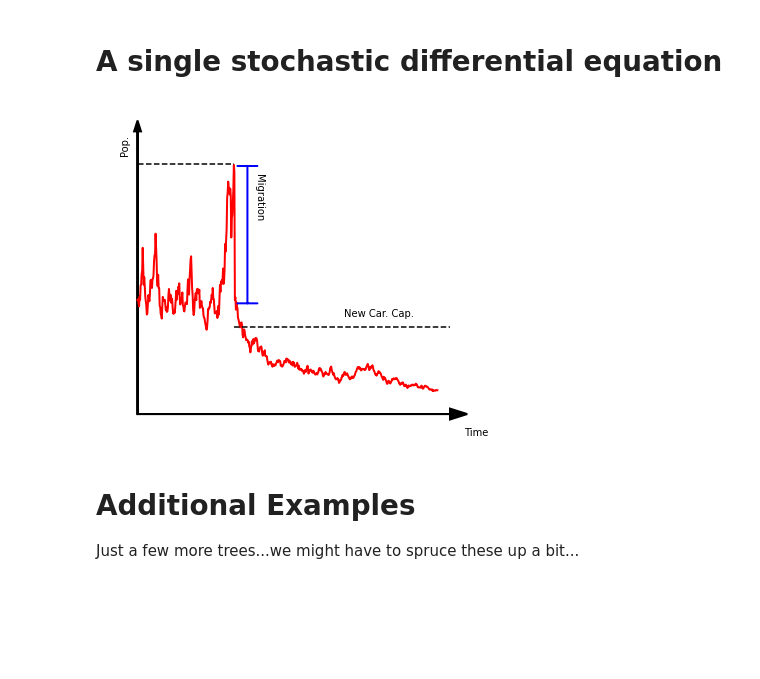
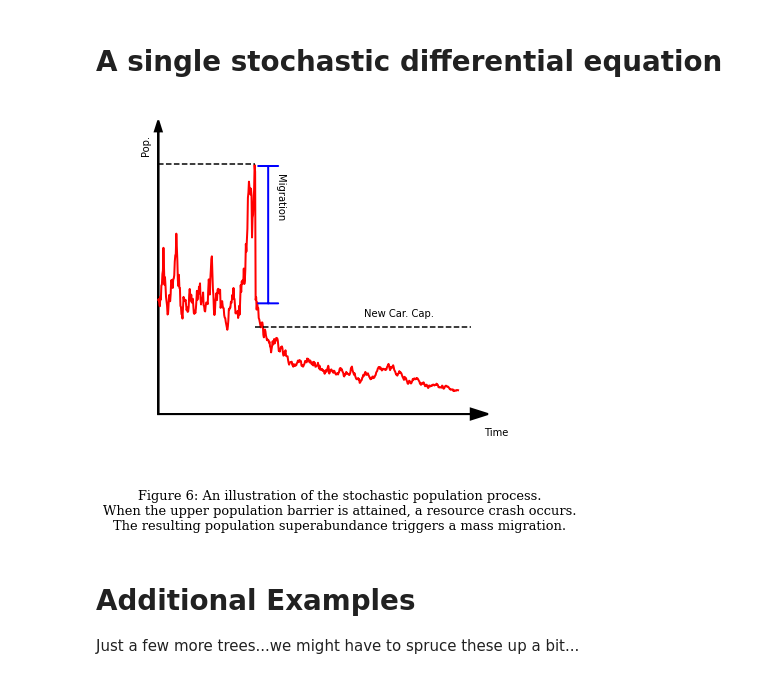
Before and after one commit to mbaker21231/AgeArea, a Jupyter notebook: ArticleGraph.ipynb, the cells around one changed output. Drawn from its saved outputs; the diff is of its cells as text; code cells hidden in the pictures; blank space fills up the shorter version.

```diff
--- a/ArticleGraph.ipynb
+++ b/ArticleGraph.ipynb
@@ -49,9 +49,9 @@ l26 = ax2.plot([4.6, 10], [7, 4], color=c, linewidth=3)
 l27 = ax2.plot([2.8, 10], [6, 2], color=c, linewidth=3)
 
 if captions:
-    cap = fig.suptitle("Figure 1: A balanced (left) and unbalanced phylogenetic tree",
+    cap = fig.suptitle("Figure 1: Balanced (left) and unbalanced phylogenetic trees",
                        fontsize = 13, fontname='serif', y=0)
-    plt.savefig('Figure1.eps')
+    fig.savefig('Figure1.png', bbox_inches='tight', bbox_extra_artists=[cap])
 else:
-    plt.savefig('bal_vs_unbal.eps')
+    fig.savefig('bal_vs_unbal.eps')
 # %% [output]
@@ -242,15 +242,14 @@ myfig.suptitle('Two Hypothetical Migratory Routes', fontsize=16)
 mypic.set_title('A is point of origin')
 mypic2.set_title('C is point of origin')
 
-longtitle = 'Figure 3: Potential migratory routes among a language stock consisting of five groups \n'
-longtitle = longtitle + 'consistent with the phylogenetic tree in figure 2. A single migratory process \n'
-longtitle = longtitle + 'starting at A is depicted on the left, while three different processes starting from \n'
-longtitle = longtitle + 'C are shown on the right.'
+longtitle = 'Figure 3: Potential migratory routes consistent with the phylogenetic tree in figure 2.\n'
+longtitle = longtitle + 'A single migratory process starting at A is depicted on the left, while three\n'
+longtitle = longtitle + 'different processes starting from C are shown on the right.'
 
 if captions:
     cap = myfig.suptitle(longtitle,
                        fontsize = 13, fontname='serif', y=0)
-    myfig.savefig('Figure3.eps', bbox_inches='tight')
+    myfig.savefig('Figure3.png', bbox_inches='tight', bbox_extra_artists=[cap])
 else:
     myfig.savefig('hypothetical_routes.eps', bbox_inches='tight')
 # %% [output]
@@ -792,8 +771,16 @@ for i in range(0,len(xcs)-1):
 for i in range(0,len(xcs)-1):
     ax7.arrow(zx[i], zy[i], dx[i], dy[i], fc="k", ec="k", head_width=.25, head_length=.25)
 
+longtitle = 'Figure 7: An illustration of the formation of a phylogenetic tree and its underlying\n'
+longtitle = longtitle + 'geography. The left-hand side shows times at which the upper population barrier is reached,\n'
+longtitle = longtitle + 'prompting a segment of the population to leave.\n'
+
+if captions:
+    cap = fig.suptitle(longtitle,
+                       fontsize = 13, fontname='serif', y=0)
+    plt.savefig('Figure7.png', bbox_inches='tight', bbox_extra_artists=[cap])
+
 fig.savefig('figure3.eps', format='eps', dpi=1000)
-#fig.savefig('AncillaryFiles\\figure3.png', format='png', dpi=1000)
 # %% [output]
 The PostScript backend does not support transparency; partially transparent artists will be rendered opaque.
 The PostScript backend does not support transparency; partially transparent artists will be rendered opaque.
@@ -813,31 +800,40 @@ The PostScript backend does not support transparency; partially transparent arti
 # %%
 fig = plt.figure(figsize=(8,6))
 
 gs = gridspec.GridSpec(1, 1)
 
 ax1 = plt.subplot(gs[0,0])
 ser = ax1.plot(yt, y, lw=2, color='red')
 das = ax1.plot([0,ytime*dt],[thresh,thresh], linestyle='dashed', color='black')
 set1 = ax1.axis('off')
 set2 = ax1.set_xlim([-.10, 1.2])
 set3 = ax1.set_ylim([0, thresh + .5])
 
 xax = ax1.arrow(0,.2, .91, 0, color='black', lw=2, fc='k', ec='k', head_width=0.1, head_length=0.05)
 yax = ax1.arrow(0,.2, 0, thresh+.1, color='black', lw=2, fc='k', ec='k', head_width=0.02, head_length=.1)
 an1 = ax1.annotate('Time', xy= (.95,0), size=10)
 an2 = ax1.annotate('Pop.', xy= (-.05,thresh+.1), rotation=90, size=10)
 aft = ax1.plot([ytime*dt, .91], [1,1], color='black', linestyle='dashed')
 
 an3 = ax1.annotate('New Car. Cap.', xy=(.6,1.1), size=10)
 
 an4 = ax1.annotate(s='', xy=(.32,1.2), xytext=(.32,2.5), arrowprops=dict(lw=2, color='blue', arrowstyle='|-|'))
 
 lab = ax1.annotate('Migration', xy=(.34,2), size=10, rotation=270)
 
-#fig.savefig('AncillaryFiles\\figure25.eps', format='eps', dpi=1000)
-#fig.savefig('AncillaryFiles\\figure25.png', format='png', dpi=1000)
+longtitle = 'Figure 6: An illustration of the stochastic population process.\n'
+longtitle = longtitle + 'When the upper population barrier is attained, a resource crash occurs.\n'
+longtitle = longtitle + 'The resulting population superabundance triggers a mass migration.'
+
+if captions:
+    cap = fig.suptitle(longtitle,
+                       fontsize = 13, fontname='serif', y=0)
+    fig.savefig('Figure6.png', bbox_inches='tight', bbox_extra_artists=[cap])
+
+else:
+    fig.savefig('figure25.eps', format='eps', dpi=1000)
 # %% [output]
-[figure, old version]
+[figure, new version]
 # %% [markdown]
 # Additional Examples
 
```
Also changed, not shown: parts of 6 cells of this notebook, 16 other files.
